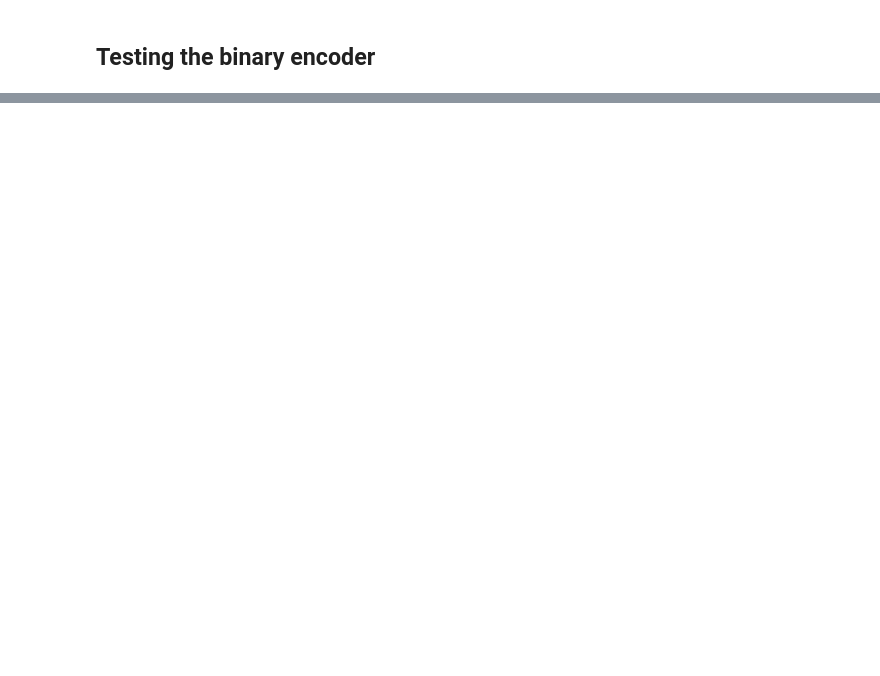
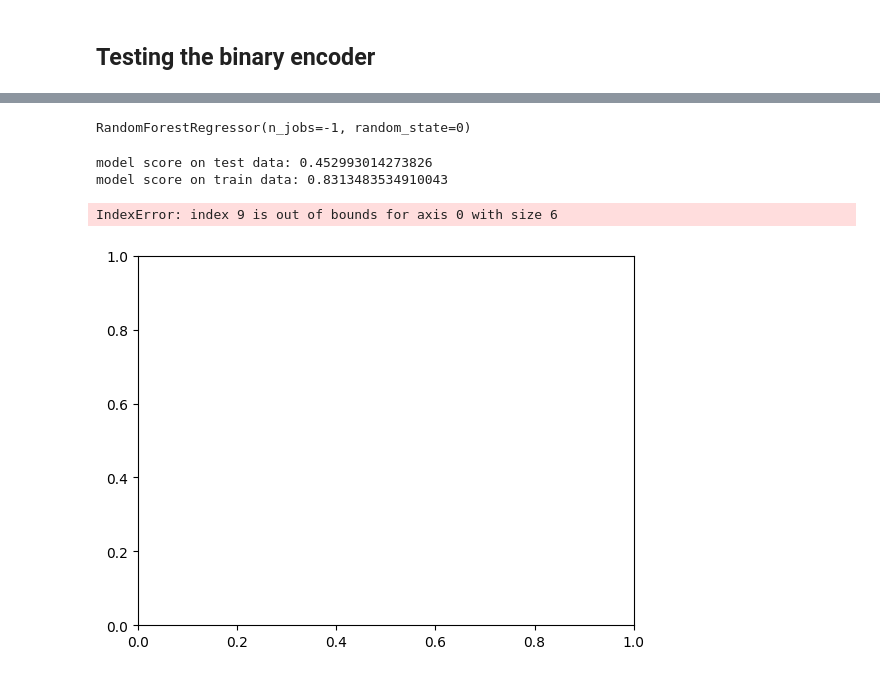
Before and after one commit to LaGenace/OptiFlyAi, a Jupyter notebook: Notebooks/ant_felix_arnaud_data.ipynb, the cells around one changed output, grey strips where cells are left out. Saved outputs shown, nothing was run; the diff lists cells and outputs as text; code cells hidden in the pictures; blank space fills up the shorter version.

```diff
--- a/Notebooks/ant_felix_arnaud_data.ipynb
+++ b/Notebooks/ant_felix_arnaud_data.ipynb
@@ -165,0 +262,24 @@ random_forest_columns = ['OD_0', 'OD_1', 'OD_2', 'OD_3' , 'TravelDistanceKm', 'S
+# %%
+X_same_train, y_same_train = Ant_Train_data.drop('redirect_ratio', axis=1), Ant_Train_data['redirect_ratio']
+X_same_test, y_same_test = Ant_Test_data.drop('redirect_ratio', axis=1), Ant_Test_data['redirect_ratio']
+# %%
+RFreg_2 = RandomForestRegressor(n_estimators=100, random_state=0, n_jobs=-1)
+RFreg_2.fit(X_same_train, y_same_train)
+# %% [output]
+RandomForestRegressor(n_jobs=-1, random_state=0)
+# %%
+print(f"model score on test data: {RFreg_2.score(X_same_test, y_same_test)}")
+print(f"model score on train data: {RFreg_2.score(X_same_train, y_same_train)}")
+# %% [output]
+model score on test data: 0.452993014273826
+model score on train data: 0.8313483534910043
+# %%
+indices = np.argsort(importances)
+
+fig, ax = plt.subplots()
+ax.barh(range(len(importances)), importances[indices])
+ax.set_yticks(range(len(importances)))
+_ = ax.set_yticklabels(np.array(X_same_train.columns)[indices])
+# %% [output]
+IndexError: index 9 is out of bounds for axis 0 with size 6
+[figure, added]
```
Also changed, not shown: parts of 17 cells of this notebook.
